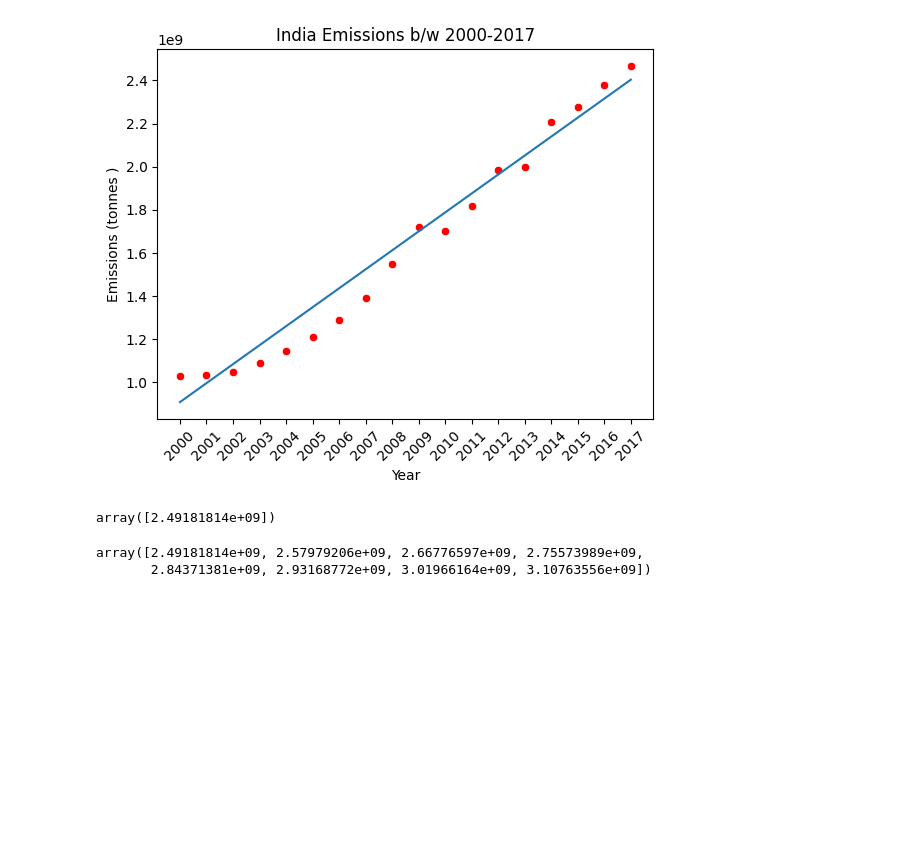
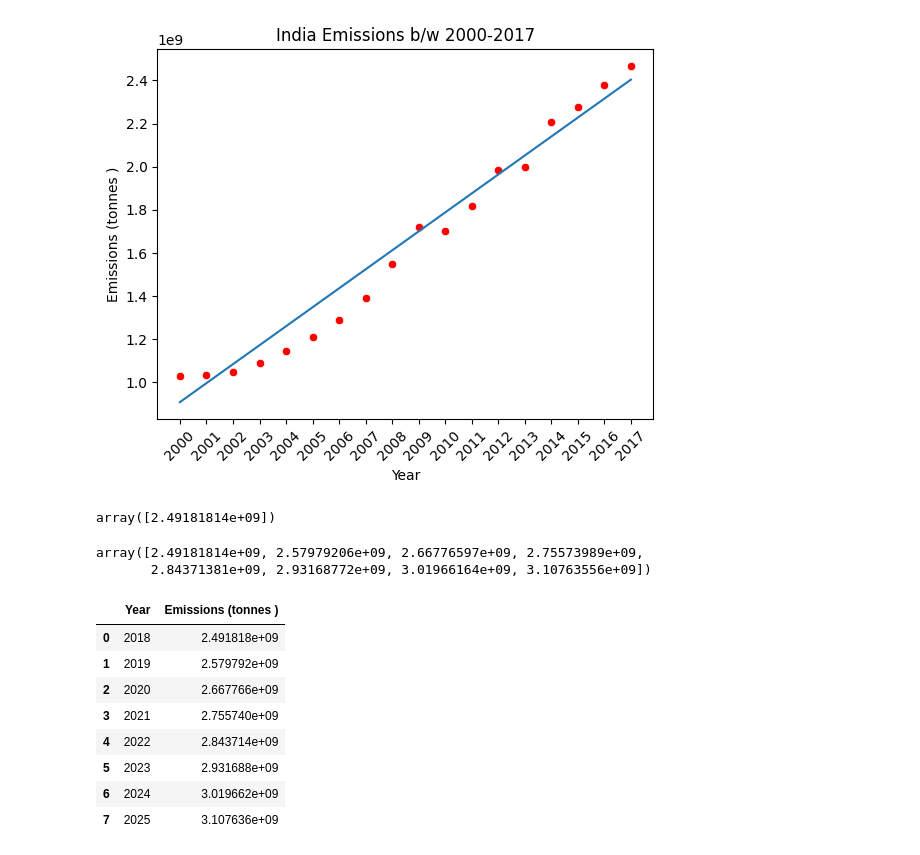
Before and after one commit to abhaygzb15/CO2-Emission-Analysis-and-Prediction, a Jupyter notebook: Prediction Model/India Prediction Model.ipynb, the cells around one changed output. Cells and saved outputs as stored; diff of their text form; code cells hidden in the pictures; blank space fills up the shorter version.

```diff
--- a/Prediction Model/India Prediction Model.ipynb
+++ b/Prediction Model/India Prediction Model.ipynb
@@ -86,3 +86,17 @@ predicted
 # %% [output]
 array([2.49181814e+09, 2.57979206e+09, 2.66776597e+09, 2.75573989e+09,
        2.84371381e+09, 2.93168772e+09, 3.01966164e+09, 3.10763556e+09])
+# %%
+Years=[2018,2019,2020,2021,2022,2023,2024,2025]
+predicted=pd.DataFrame({'Year':Years,'Emissions (tonnes )':predicted})
+predicted
+# %% [output]
+|  | Year | Emissions (tonnes ) |
+| 0 | 2018 | 2.491818e+09 |
+| 1 | 2019 | 2.579792e+09 |
+| 2 | 2020 | 2.667766e+09 |
+| 3 | 2021 | 2.755740e+09 |
+| 4 | 2022 | 2.843714e+09 |
+| 5 | 2023 | 2.931688e+09 |
+| 6 | 2024 | 3.019662e+09 |
+| 7 | 2025 | 3.107636e+09 |
```
Also changed, not shown: parts of 2 cells of this notebook.
